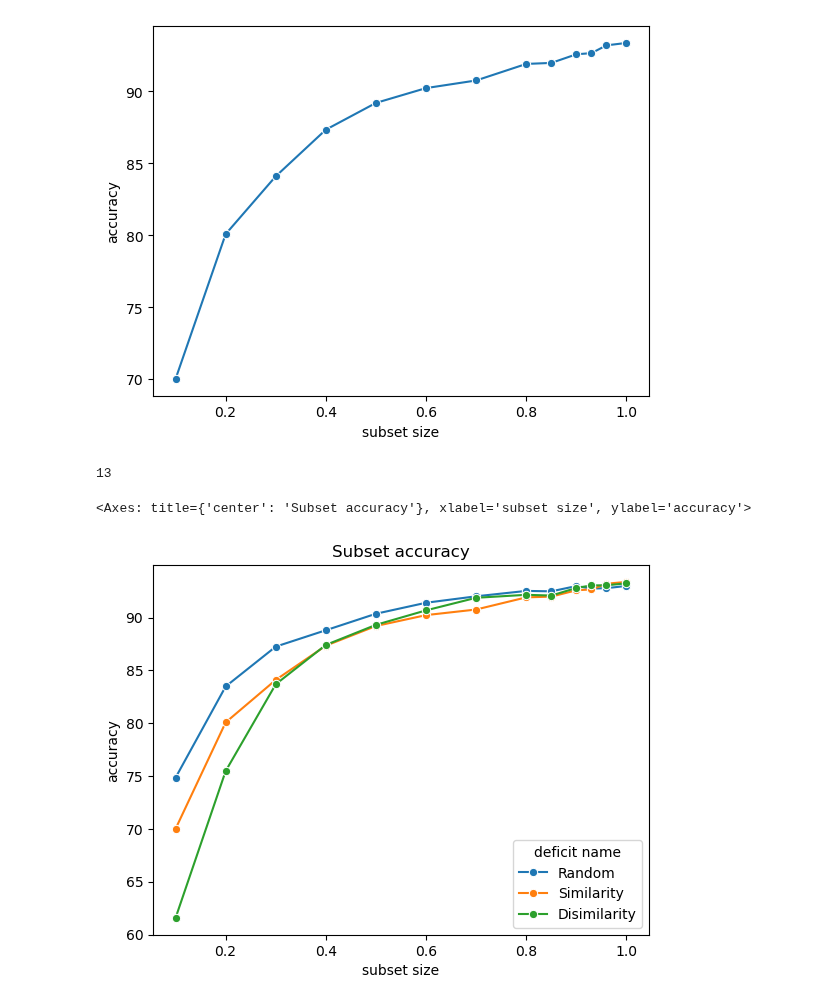
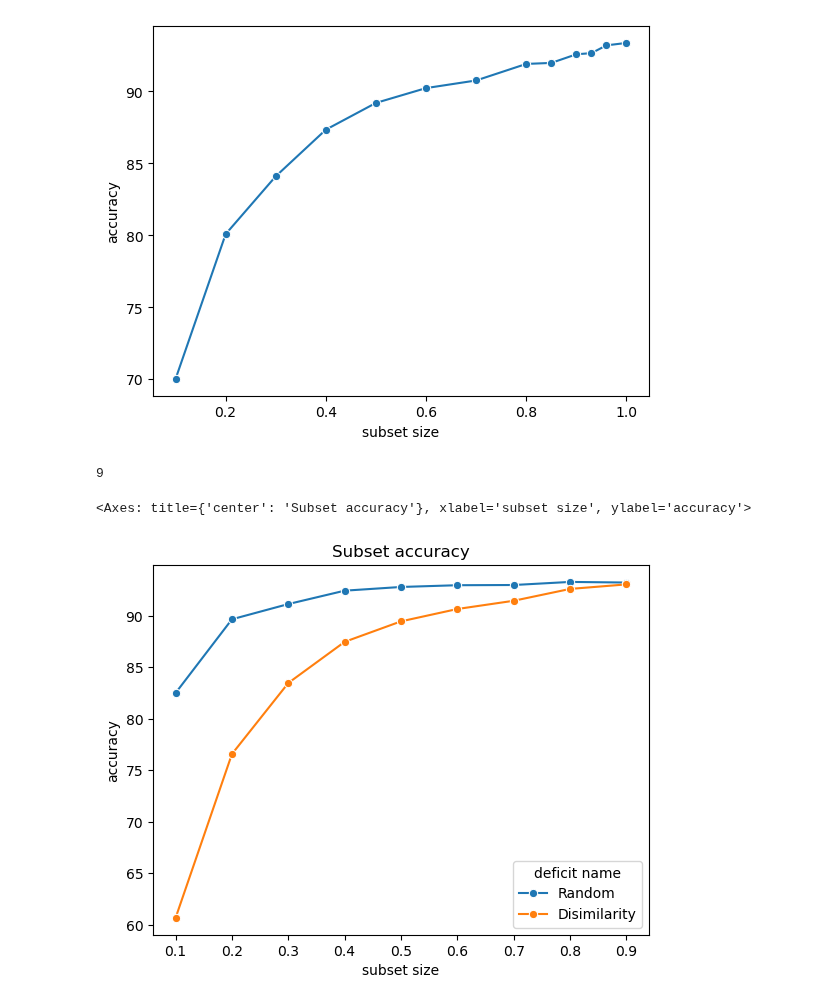
Before and after one commit to MARCI-UTK/EDS4AI, a Jupyter notebook: DeficitProject/studies/subset_size/plotting.ipynb, the cells around one changed output. Saved outputs shown, nothing was run; the diff lists cells and outputs as text; code cells hidden in the pictures.

```diff
--- a/DeficitProject/studies/subset_size/plotting.ipynb
+++ b/DeficitProject/studies/subset_size/plotting.ipynb
@@ -85,6 +85,7 @@ E.plot_acc_per_subset_size(exps)
 # %%
 
 params = {
+    "num_epochs" : 540,
     "deficit_name": "SimilarityTypeDeficit"
           }
 exps_dis = E.match_experiments(directories=['different_size_disimilarity'],
@@ -97,7 +98,7 @@ exps_sim = E.match_experiments(directories=['different_size_similarity'],
                            params = params)
 
 params = {
-    "num_epochs" : 150,
+    "num_epochs" : 540,
     "deficit_name": "CIFAR10SubsetDeficit"
           }
 exps_rand = E.match_experiments(directories=['random_subset_results'],
@@ -105,13 +106,14 @@ exps_rand = E.match_experiments(directories=['random_subset_results'],
 
 print(len(exps_rand))
 # %% [output]
-13
+9
 # %%
-E.plot_all_acc_per_subset_size([exps_rand, exps_sim, exps_dis], ['Random', 'Similarity', 'Disimilarity'])
+#E.plot_all_acc_per_subset_size([exps_rand, exps_sim, exps_dis], ['Random', 'Similarity', 'Disimilarity'])
+E.plot_all_acc_per_subset_size([exps_rand,  exps_dis], ['Random',  'Disimilarity'])
 #E.plot_all_acc_per_subset_size([exps_rand], ['Random'])
 # %% [output]
 <Axes: title={'center': 'Subset accuracy'}, xlabel='subset size', ylabel='accuracy'>
-[figure, old version]
+[figure, new version]
 # %%
 
 E.plot_table_acc_per_subset_size([exps_rand, exps_sim, exps_dis], ['Random', 'Similarity', 'Disimilarity'])
```
Also changed, not shown: parts of 2 cells of this notebook, 4 other files.
